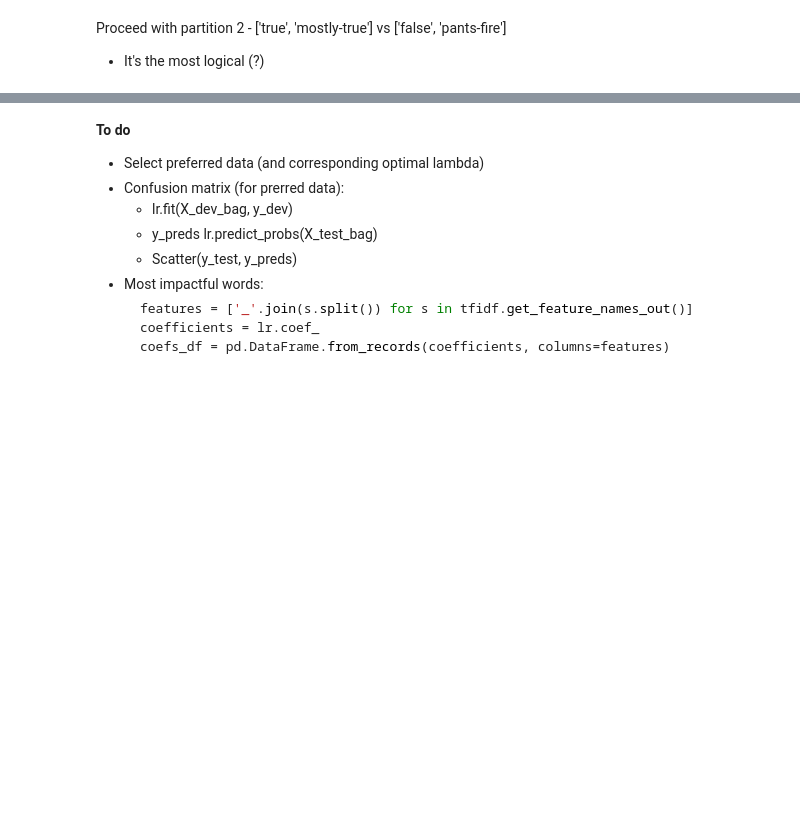
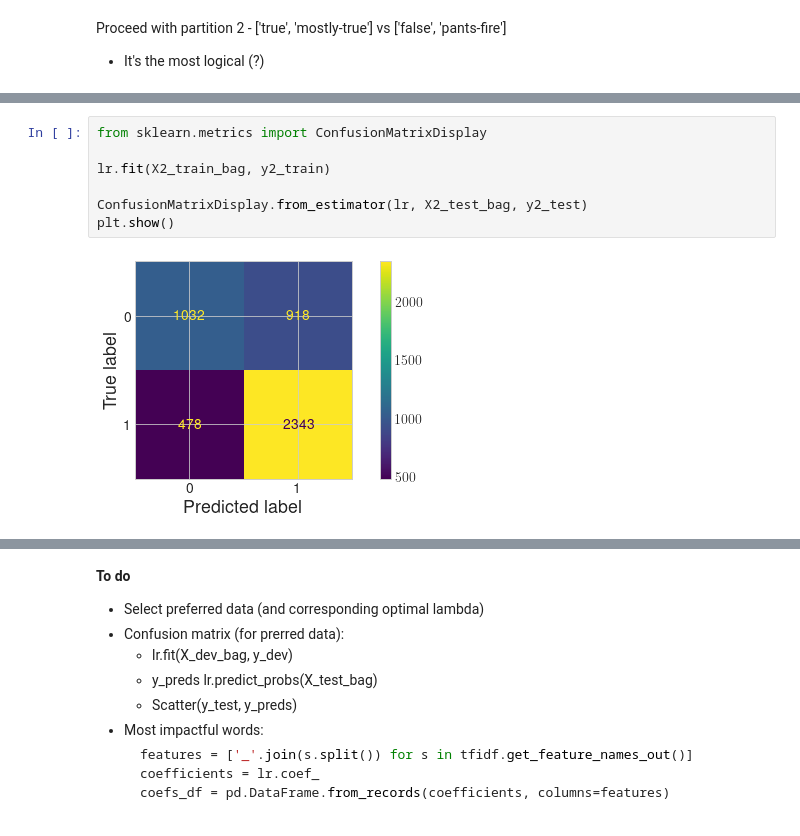
Before and after one commit to pgb206/ISDS2022_group7, a Jupyter notebook: project/project.ipynb, the cells around one changed output, grey strips where cells are left out. Cells and saved outputs as stored; diff of their text form; blank space fills up the shorter version.

```diff
--- a/project/project.ipynb
+++ b/project/project.ipynb
@@ -913,0 +990,9 @@ X2_dev_bag
+# %%
+from sklearn.metrics import ConfusionMatrixDisplay
+
+lr.fit(X2_train_bag, y2_train)
+
+ConfusionMatrixDisplay.from_estimator(lr, X2_test_bag, y2_test)
+plt.show()
+# %% [output]
+[figure, added]
```
Also changed, not shown: parts of 8 cells of this notebook.
